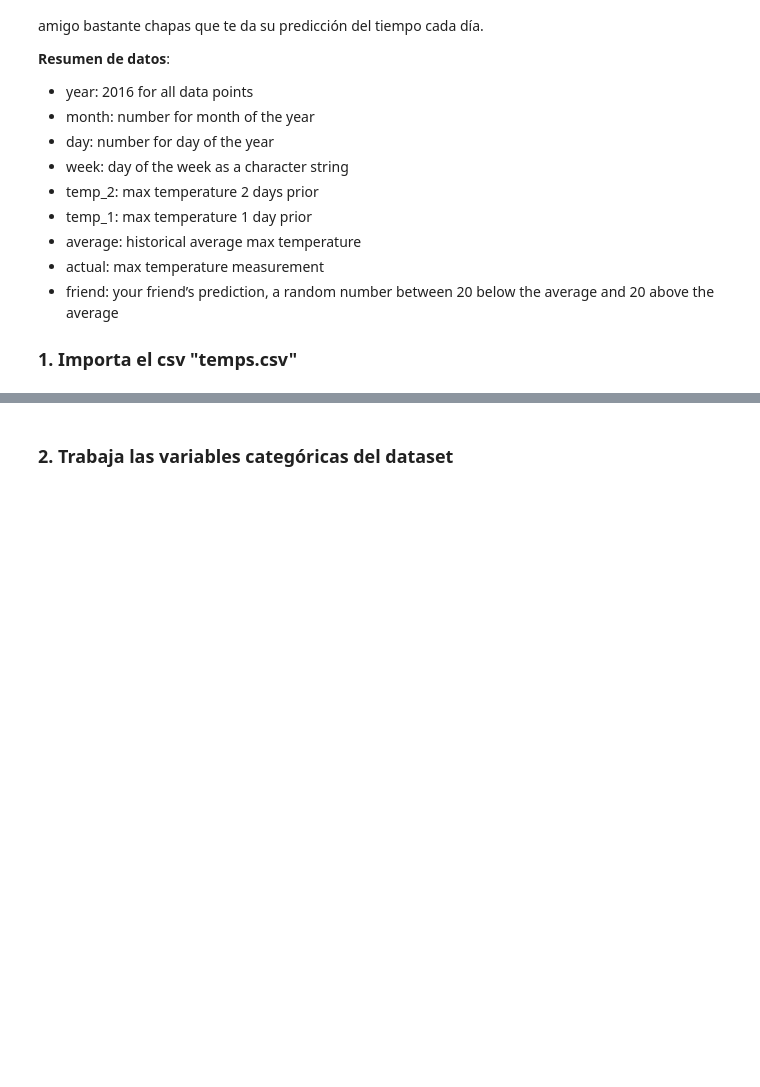
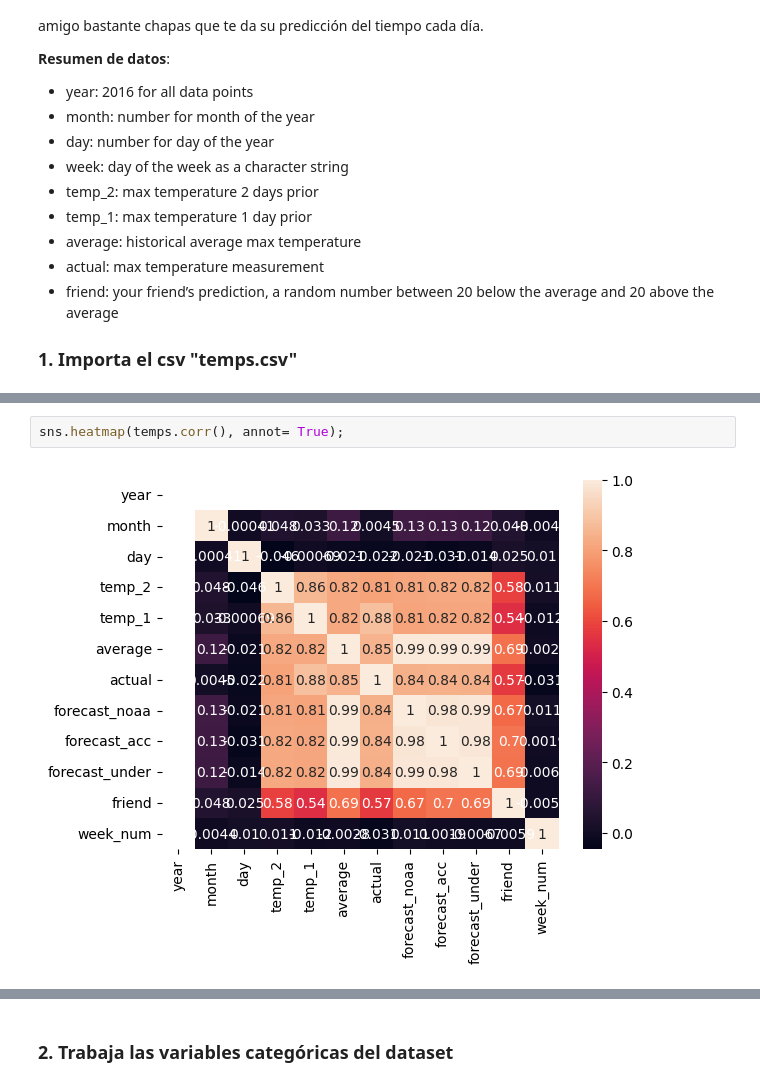
Before and after one commit to Mlcruz9/DS_TheBridgeBBK_SBIL2023, a Jupyter notebook: 3-Machine_Learning/1-Supervisado/3-RegorClass/5-Decision_Trees/ejercicio/DTrees_reg_class.ipynb, the cells around one changed output, grey strips where cells are left out. Cells and saved outputs as stored; diff of their text form; blank space fills up the shorter version.

```diff
--- a/3-Machine_Learning/1-Supervisado/3-RegorClass/5-Decision_Trees/ejercicio/DTrees_reg_class.ipynb
+++ b/3-Machine_Learning/1-Supervisado/3-RegorClass/5-Decision_Trees/ejercicio/DTrees_reg_class.ipynb
@@ -17,0 +82,4 @@ Son datos de temperaturas tomados de la ciudad de Seattle. El objetivo es intent
+# %%
+sns.heatmap(temps.corr(), annot= True);
+# %% [output]
+[figure, added]
```
Also changed, not shown: parts of 54 cells of this notebook, 2 other files.
